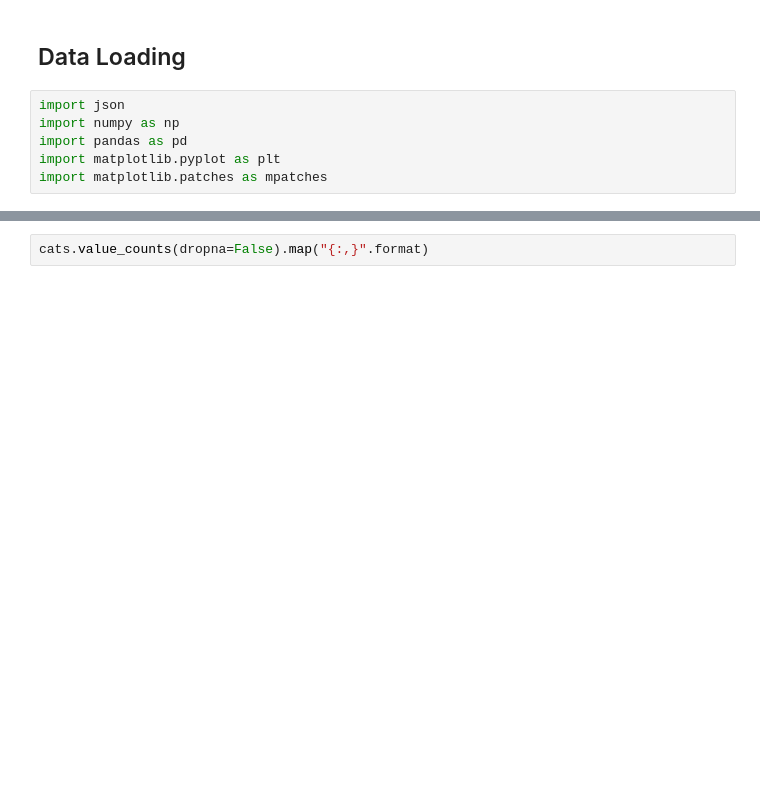
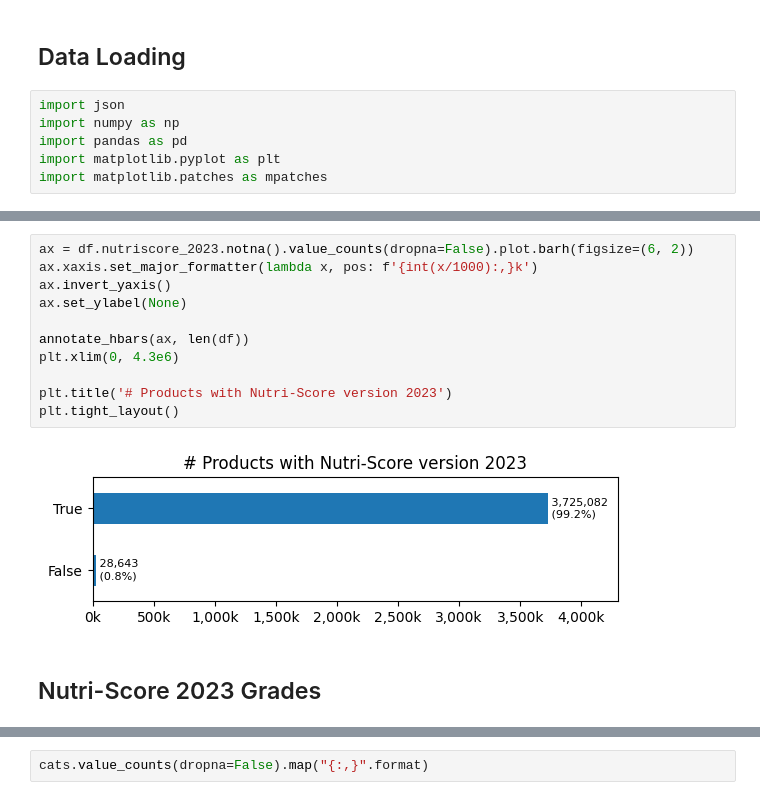
Before and after one commit to goerlitz/openfoodfacts-data-analysis, a Jupyter notebook: notebooks/30_nutriscore_analysis.ipynb, the cells around one changed output, grey strips where cells are left out. Saved outputs shown, nothing was run; the diff lists cells and outputs as text; blank space fills up the shorter version.

```diff
--- a/notebooks/30_nutriscore_analysis.ipynb
+++ b/notebooks/30_nutriscore_analysis.ipynb
@@ -187,0 +239,15 @@ Name: count, dtype: object
+# %%
+ax = df.nutriscore_2023.notna().value_counts(dropna=False).plot.barh(figsize=(6, 2))
+ax.xaxis.set_major_formatter(lambda x, pos: f'{int(x/1000):,}k')
+ax.invert_yaxis()
+ax.set_ylabel(None)
+
+annotate_hbars(ax, len(df))
+plt.xlim(0, 4.3e6)
+
+plt.title('# Products with Nutri-Score version 2023')
+plt.tight_layout()
+# %% [output]
+[figure, added]
+# %% [markdown]
+## Nutri-Score 2023 Grades
```
Also changed, not shown: parts of 51 cells of this notebook.
